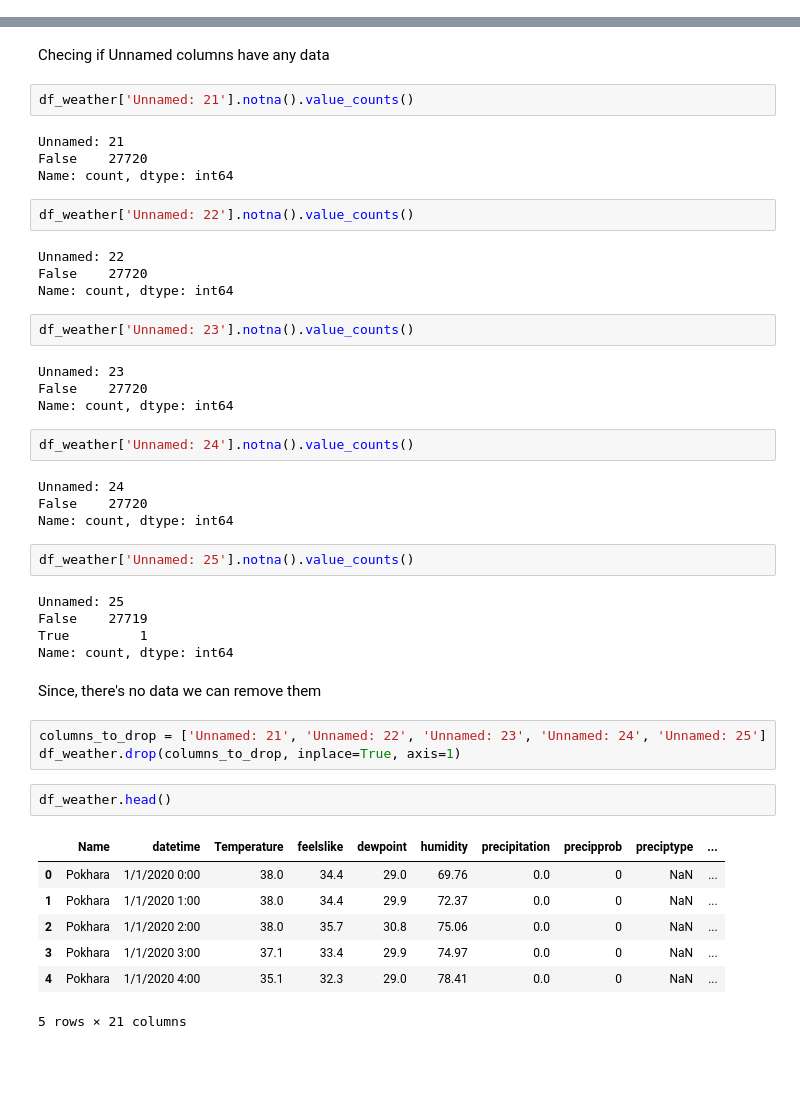
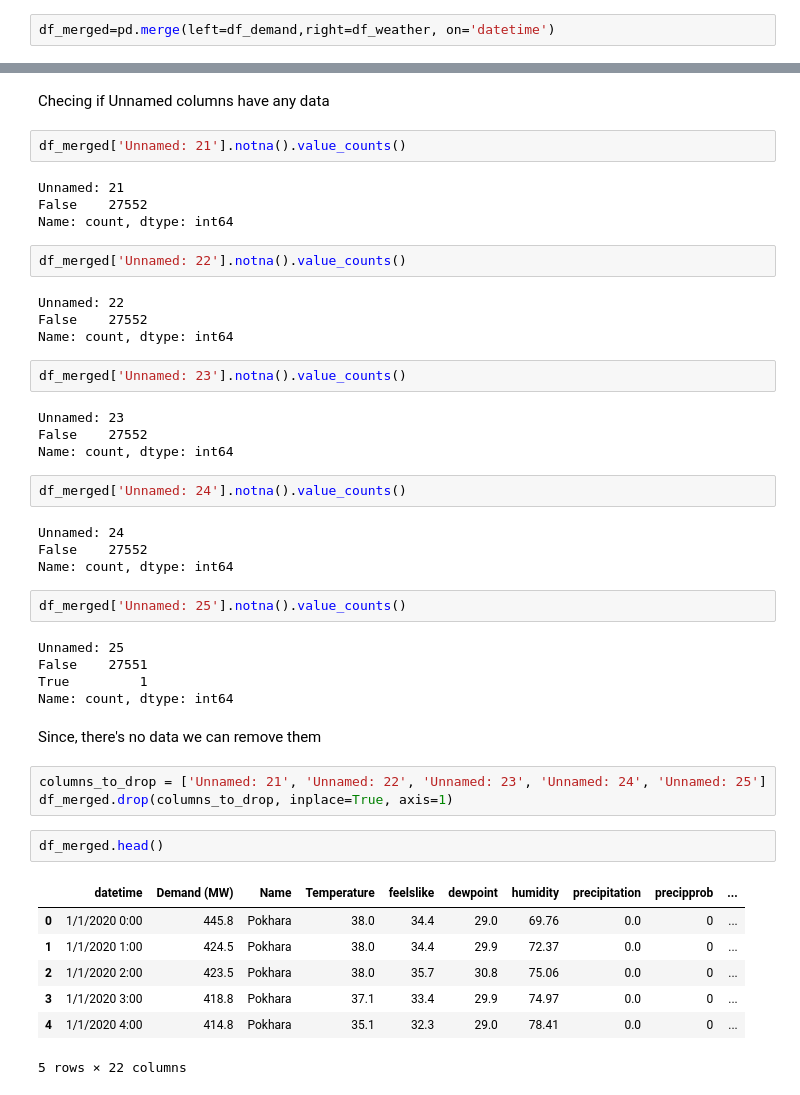
Before and after one commit to clerisy47/VoltVision, a Jupyter notebook: model_training/collaboration_notebooks/utsav.ipynb, the cells around one changed output, grey strips where cells are left out. Drawn from its saved outputs; the diff is of its cells as text; blank space fills up the shorter version.

Commit message:
update file All na values removed, data merged and feature selected

```diff
--- a/model_training/collaboration_notebooks/utsav.ipynb
+++ b/model_training/collaboration_notebooks/utsav.ipynb
@@ -8,0 +7,2 @@ df_price = pd.read_csv('../../dataset/Price forecasting/Price Forecasting data u
+# %%
+df_merged=pd.merge(left=df_demand,right=df_weather, on='datetime')
@@ -37,48 +47,48 @@ df_weather.head()
 # %% [markdown]
 Checing if Unnamed columns have any data
 # %%
-df_weather['Unnamed: 21'].notna().value_counts()
+df_merged['Unnamed: 21'].notna().value_counts()
 # %% [output]
 Unnamed: 21
-False    27720
+False    27552
 Name: count, dtype: int64
 # %%
-df_weather['Unnamed: 22'].notna().value_counts()
+df_merged['Unnamed: 22'].notna().value_counts()
 # %% [output]
 Unnamed: 22
-False    27720
+False    27552
 Name: count, dtype: int64
 # %%
-df_weather['Unnamed: 23'].notna().value_counts()
+df_merged['Unnamed: 23'].notna().value_counts()
 # %% [output]
 Unnamed: 23
-False    27720
+False    27552
 Name: count, dtype: int64
 # %%
-df_weather['Unnamed: 24'].notna().value_counts()
+df_merged['Unnamed: 24'].notna().value_counts()
 # %% [output]
 Unnamed: 24
-False    27720
+False    27552
 Name: count, dtype: int64
 # %%
-df_weather['Unnamed: 25'].notna().value_counts()
+df_merged['Unnamed: 25'].notna().value_counts()
 # %% [output]
 Unnamed: 25
-False    27719
+False    27551
 True         1
 Name: count, dtype: int64
 # %% [markdown]
 Since, there's no data we can remove them
 # %%
 columns_to_drop = ['Unnamed: 21', 'Unnamed: 22', 'Unnamed: 23', 'Unnamed: 24', 'Unnamed: 25']
-df_weather.drop(columns_to_drop, inplace=True, axis=1)
+df_merged.drop(columns_to_drop, inplace=True, axis=1)
 # %%
-df_weather.head()
+df_merged.head()
 # %% [output]
-|  | Name | datetime | Temperature | feelslike | dewpoint | humidity | precipitation | precipprob | preciptype | ... |
-| 0 | Pokhara | 1/1/2020 0:00 | 38.0 | 34.4 | 29.0 | 69.76 | 0.0 | 0 | NaN | ... |
-| 1 | Pokhara | 1/1/2020 1:00 | 38.0 | 34.4 | 29.9 | 72.37 | 0.0 | 0 | NaN | ... |
-| 2 | Pokhara | 1/1/2020 2:00 | 38.0 | 35.7 | 30.8 | 75.06 | 0.0 | 0 | NaN | ... |
-| 3 | Pokhara | 1/1/2020 3:00 | 37.1 | 33.4 | 29.9 | 74.97 | 0.0 | 0 | NaN | ... |
-| 4 | Pokhara | 1/1/2020 4:00 | 35.1 | 32.3 | 29.0 | 78.41 | 0.0 | 0 | NaN | ... |
+|  | datetime | Demand (MW) | Name | Temperature | feelslike | dewpoint | humidity | precipitation | precipprob | ... |
+| 0 | 1/1/2020 0:00 | 445.8 | Pokhara | 38.0 | 34.4 | 29.0 | 69.76 | 0.0 | 0 | ... |
+| 1 | 1/1/2020 1:00 | 424.5 | Pokhara | 38.0 | 34.4 | 29.9 | 72.37 | 0.0 | 0 | ... |
+| 2 | 1/1/2020 2:00 | 423.5 | Pokhara | 38.0 | 35.7 | 30.8 | 75.06 | 0.0 | 0 | ... |
+| 3 | 1/1/2020 3:00 | 418.8 | Pokhara | 37.1 | 33.4 | 29.9 | 74.97 | 0.0 | 0 | ... |
+| 4 | 1/1/2020 4:00 | 414.8 | Pokhara | 35.1 | 32.3 | 29.0 | 78.41 | 0.0 | 0 | ... |
-5 rows × 21 columns
+5 rows × 22 columns
```
Also changed, not shown: parts of 25 cells of this notebook.
